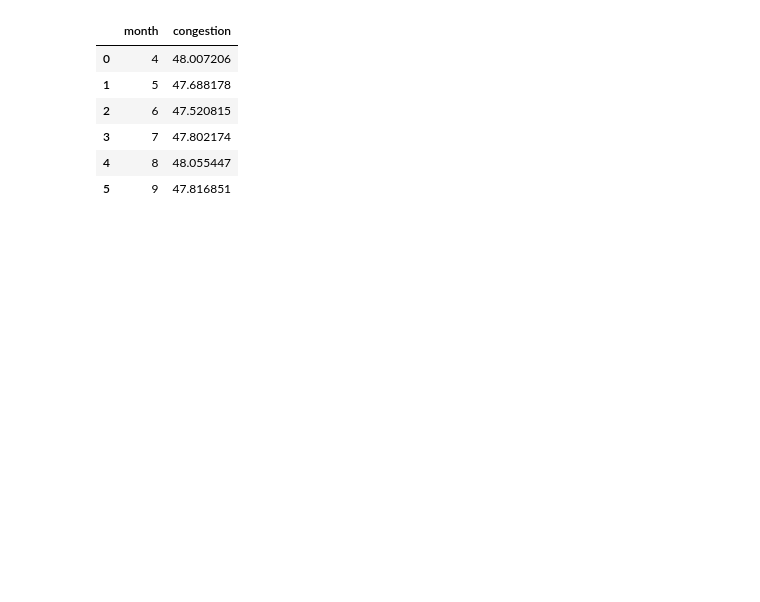
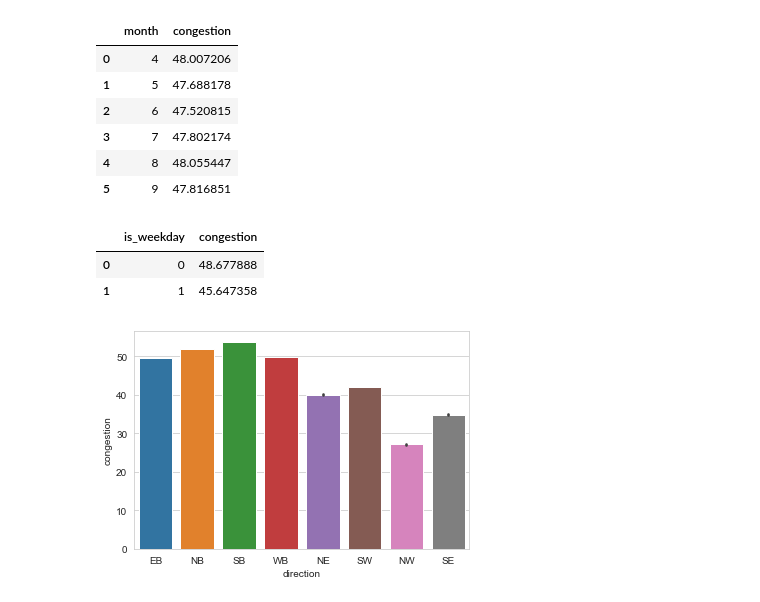
Before and after one commit to nagarjuna-de/Tabular-playground-series, a Jupyter notebook: Jupyter notebooks/fe.ipynb, the cells around one changed output. Cells and saved outputs as stored; diff of their text form; code cells hidden in the pictures; blank space fills up the shorter version.

```diff
--- a/Jupyter notebooks/fe.ipynb
+++ b/Jupyter notebooks/fe.ipynb
@@ -125,0 +128,11 @@ data1
+# %%
+df2
+# %% [output]
+|  | is_weekday | congestion |
+| 0 | 0 | 48.677888 |
+| 1 | 1 | 45.647358 |
+# %%
+sns.barplot(x='direction',y='congestion', data=data)
+plt.show()
+# %% [output]
+[figure, added]
```
Also changed, not shown: parts of 3 cells of this notebook, 5 other files.
